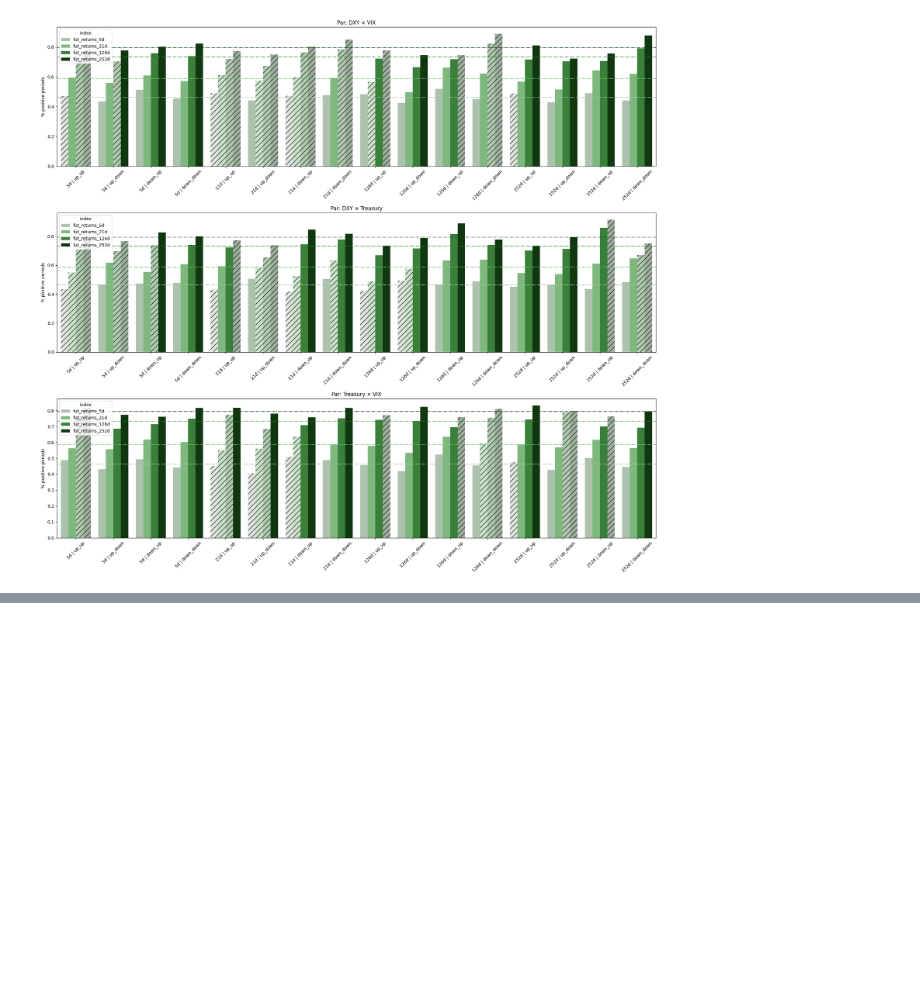
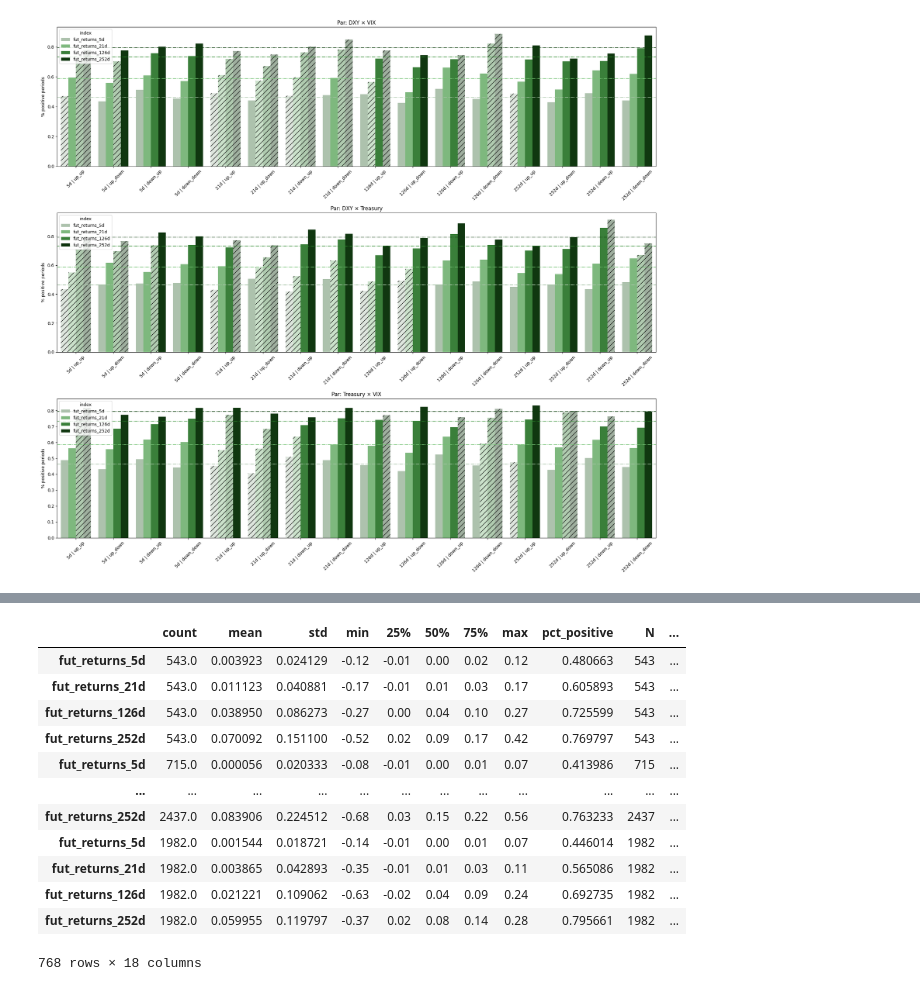
Before and after one commit to BrunoPPivetti/intermaket_cycle_analysis---dxy-stocks-and-vix, a Jupyter notebook: intermarket_analysis.ipynb, the cells around one changed output, grey strips where cells are left out. Drawn from its saved outputs; the diff is of its cells as text; code cells hidden in the pictures; blank space fills up the shorter version.

Commit message:
filtering by regimes pre GFC, zero interest rate policy and hiking rates

```diff
--- a/intermarket_analysis.ipynb
+++ b/intermarket_analysis.ipynb
@@ -549,0 +609,21 @@ plt.show()
+# %%
+#calculating baselines for each regime
+baseline_per_regime = {}
+
+for regime_name, mask in regime_masks.items():
+    market_regime = market_df[mask]
+    baseline_per_regime[regime_name] = {
+        'fut_returns_5d':   market_regime['fut_returns_5d'].mean(),
+        'fut_returns_21d':  market_regime['fut_returns_21d'].mean(),
+        'fut_returns_126d': market_regime['fut_returns_126d'].mean(),
+        'fut_returns_252d': market_regime['fut_returns_252d'].mean(),
+    }
+
+baseline_per_regime['full'] = {
+    'fut_returns_5d':   0.001775,
+    'fut_returns_21d':  0.007151,
+    'fut_returns_126d': 0.042235,
+    'fut_returns_252d': 0.084629
+}
+
+baseline_per_regime
@@ -549,0 +647,29 @@ plt.show()
+# %%
+def get_baseline(row):
+    regime = row['regime']
+    horizonte = row.name
+    return baseline_per_regime[regime][horizonte]
+
+all_results_final['diff_baseline'] = all_results_final.apply(
+    get_baseline, axis=1
+)
+
+all_results_final['diff_baseline'] = (
+    all_results_final['mean'] - all_results_final['diff_baseline']
+)
+
+all_results_final
+# %% [output]
+|  | count | mean | std | min | 25% | 50% | 75% | max | pct_positive | N | ... |
+| fut_returns_5d | 543.0 | 0.003923 | 0.024129 | -0.12 | -0.01 | 0.00 | 0.02 | 0.12 | 0.480663 | 543 | ... |
+| fut_returns_21d | 543.0 | 0.011123 | 0.040881 | -0.17 | -0.01 | 0.01 | 0.03 | 0.17 | 0.605893 | 543 | ... |
+| fut_returns_126d | 543.0 | 0.038950 | 0.086273 | -0.27 | 0.00 | 0.04 | 0.10 | 0.27 | 0.725599 | 543 | ... |
+| fut_returns_252d | 543.0 | 0.070092 | 0.151100 | -0.52 | 0.02 | 0.09 | 0.17 | 0.42 | 0.769797 | 543 | ... |
+| fut_returns_5d | 715.0 | 0.000056 | 0.020333 | -0.08 | -0.01 | 0.00 | 0.01 | 0.07 | 0.413986 | 715 | ... |
+| ... | ... | ... | ... | ... | ... | ... | ... | ... | ... | ... | ... |
+| fut_returns_252d | 2437.0 | 0.083906 | 0.224512 | -0.68 | 0.03 | 0.15 | 0.22 | 0.56 | 0.763233 | 2437 | ... |
+| fut_returns_5d | 1982.0 | 0.001544 | 0.018721 | -0.14 | -0.01 | 0.00 | 0.01 | 0.07 | 0.446014 | 1982 | ... |
+| fut_returns_21d | 1982.0 | 0.003865 | 0.042893 | -0.35 | -0.01 | 0.01 | 0.03 | 0.11 | 0.565086 | 1982 | ... |
+| fut_returns_126d | 1982.0 | 0.021221 | 0.109062 | -0.63 | -0.02 | 0.04 | 0.09 | 0.24 | 0.692735 | 1982 | ... |
+| fut_returns_252d | 1982.0 | 0.059955 | 0.119797 | -0.37 | 0.02 | 0.08 | 0.14 | 0.28 | 0.795661 | 1982 | ... |
+768 rows × 18 columns
```
Also changed, not shown: parts of 3 cells of this notebook.
